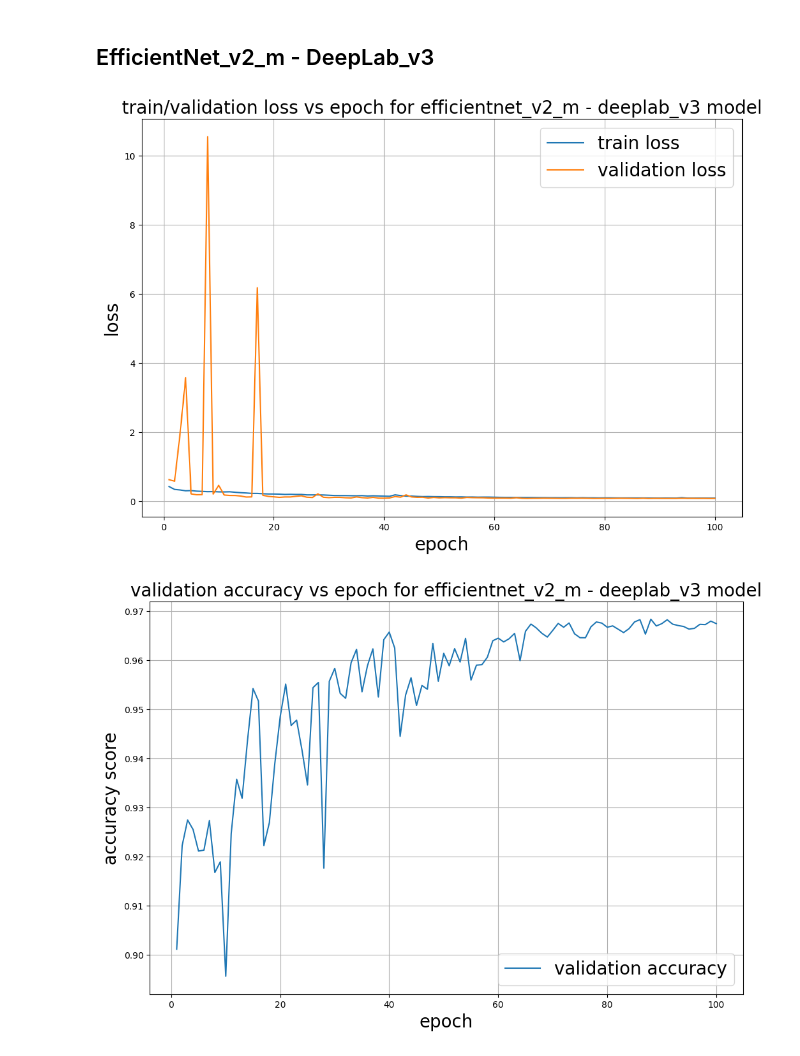
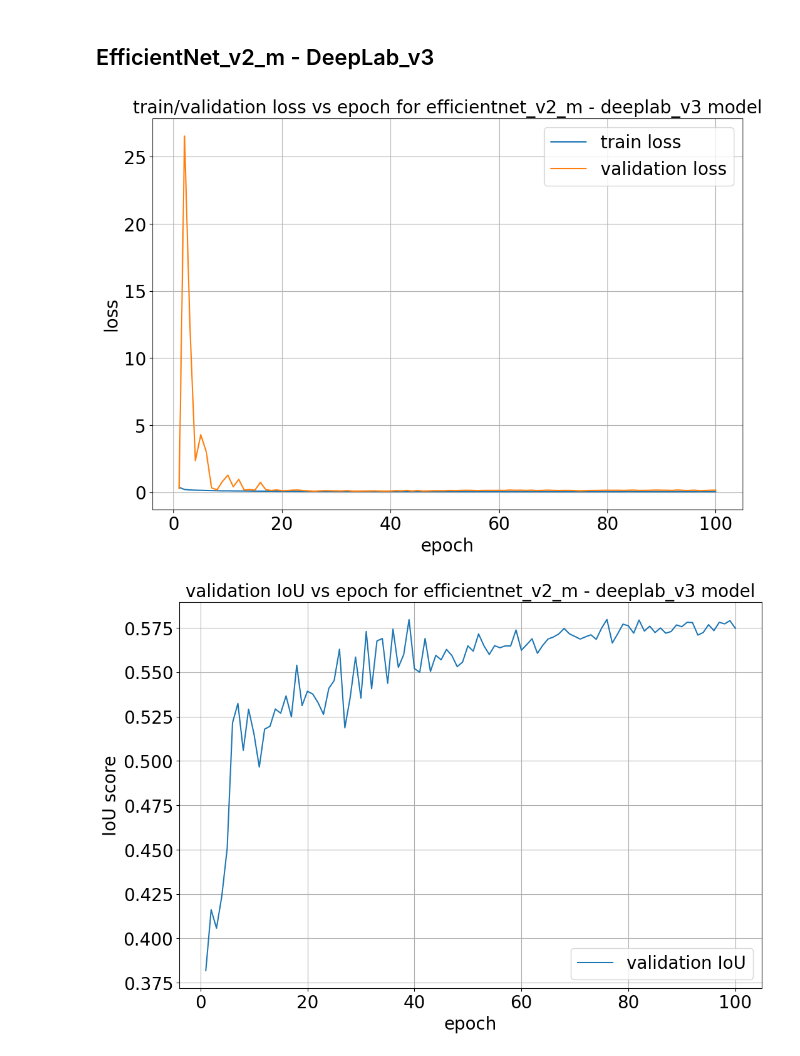
Before and after one commit to AbhishekRS4/HTSM_Oil_Spill_Segmentation, a Jupyter notebook: src/plot_graphs.ipynb, the cells around one changed output. Cells and saved outputs as stored; diff of their text form; code cells hidden in the pictures.

```diff
--- a/src/plot_graphs.ipynb
+++ b/src/plot_graphs.ipynb
@@ -13,6 +13,8 @@ df_resnet_101 = pd.read_csv(os.path.join(dir_results, "resnet_101_deeplab_v3+/tr
+# %%
+dir_results_eff_net = "../../efficientnet_v2_patch_padding_sgd/"
 # %%
-df_effnet_v2_s = pd.read_csv(os.path.join(dir_results, "efficientnet_v2_s_deeplab_v3/train_metrics.csv"))
-df_effnet_v2_m = pd.read_csv(os.path.join(dir_results, "efficientnet_v2_m_deeplab_v3/train_metrics.csv"))
+df_effnet_v2_s = pd.read_csv(os.path.join(dir_results_eff_net, "fold_4/efficientnet_v2_s_deeplab_v3/train_metrics.csv"))
+df_effnet_v2_m = pd.read_csv(os.path.join(dir_results_eff_net, "fold_3/efficientnet_v2_m_deeplab_v3/train_metrics.csv"))
 # %% [markdown]
 ## ResNet18 - DeepLab_v3+
 # %%
@@ -156,19 +243,23 @@ plt.plot(np.arange(1, df_effnet_v2_m.shape[0]+1), df_effnet_v2_m.valid_loss, lab
 plt.title("train/validation loss vs epoch for efficientnet_v2_m - deeplab_v3 model", fontsize=20)
 plt.xlabel("epoch", fontsize=20)
 plt.ylabel("loss", fontsize=20)
+plt.xticks(fontsize=20)
+plt.yticks(fontsize=20)
 plt.legend(fontsize=20)
 plt.grid()
 fig.show()
 # %% [output]
-[figure, old version]
+[figure, new version]
 # %%
 fig = plt.figure(figsize=(12, 8))
-plt.plot(np.arange(1, df_effnet_v2_m.shape[0]+1), df_effnet_v2_m.valid_acc, label="validation accuracy")
-plt.title("validation accuracy vs epoch for efficientnet_v2_m - deeplab_v3 model", fontsize=20)
+plt.plot(np.arange(1, df_effnet_v2_m.shape[0]+1), df_effnet_v2_m.valid_IOU, label="validation IoU")
+plt.title("validation IoU vs epoch for efficientnet_v2_m - deeplab_v3 model", fontsize=20)
 plt.xlabel("epoch", fontsize=20)
-plt.ylabel("accuracy score", fontsize=20)
+plt.ylabel("IoU score", fontsize=20)
+plt.xticks(fontsize=20)
+plt.yticks(fontsize=20)
 plt.legend(fontsize=20)
 plt.grid()
 fig.show()
 # %% [output]
-[figure, old version]
+[figure, new version]
```
Also changed, not shown: parts of 19 cells of this notebook.
